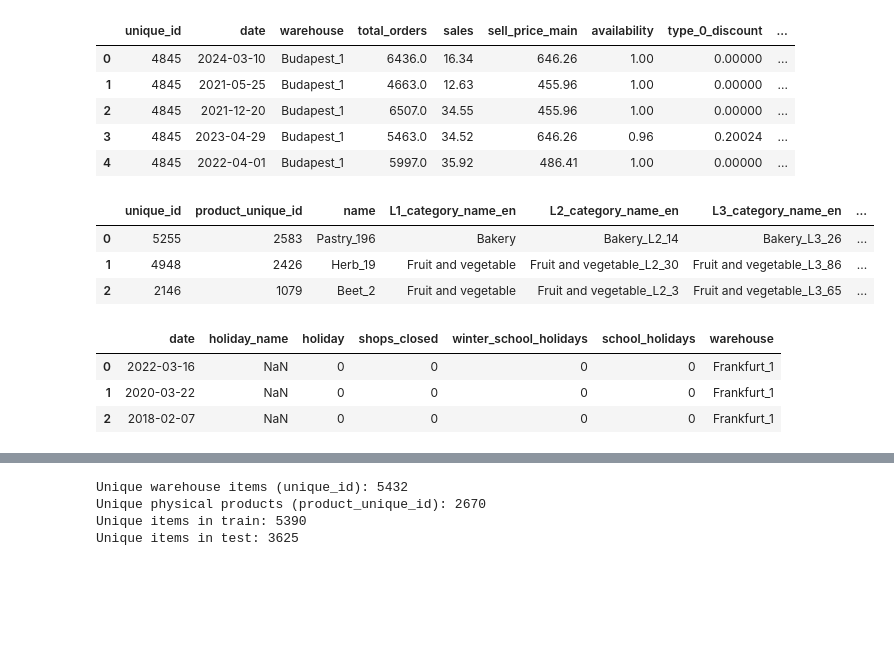
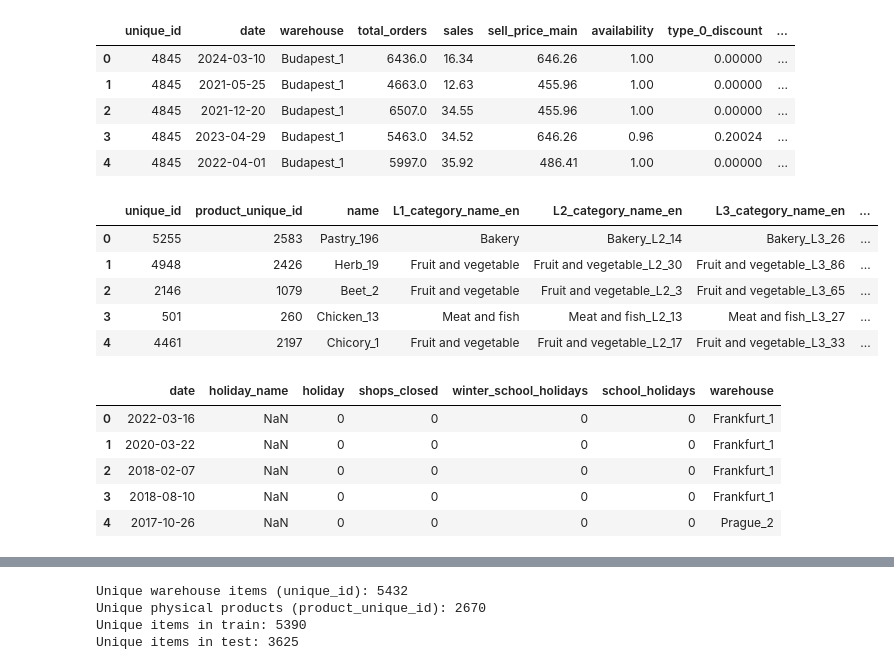
Before and after one commit to KtoxTheNisa/GROUP51_CENG313, a Jupyter notebook: assignment1_eda_baseline.ipynb, the cells around one changed output, grey strips where cells are left out. Cells and saved outputs as stored; diff of their text form; code cells hidden in the pictures; blank space fills up the shorter version.

```diff
--- a/assignment1_eda_baseline.ipynb
+++ b/assignment1_eda_baseline.ipynb
@@ -113,16 +113,20 @@ sales_train.head()
 | 3 | 4845 | 2023-04-29 | Budapest_1 | 5463.0 | 34.52 | 646.26 | 0.96 | 0.20024 | ... |
 | 4 | 4845 | 2022-04-01 | Budapest_1 | 5997.0 | 35.92 | 486.41 | 1.00 | 0.00000 | ... |
 # %%
-inventory.head(3)
+inventory.head()
 # %% [output]
 |  | unique_id | product_unique_id | name | L1_category_name_en | L2_category_name_en | L3_category_name_en | ... |
 | 0 | 5255 | 2583 | Pastry_196 | Bakery | Bakery_L2_14 | Bakery_L3_26 | ... |
 | 1 | 4948 | 2426 | Herb_19 | Fruit and vegetable | Fruit and vegetable_L2_30 | Fruit and vegetable_L3_86 | ... |
 | 2 | 2146 | 1079 | Beet_2 | Fruit and vegetable | Fruit and vegetable_L2_3 | Fruit and vegetable_L3_65 | ... |
+| 3 | 501 | 260 | Chicken_13 | Meat and fish | Meat and fish_L2_13 | Meat and fish_L3_27 | ... |
+| 4 | 4461 | 2197 | Chicory_1 | Fruit and vegetable | Fruit and vegetable_L2_17 | Fruit and vegetable_L3_33 | ... |
 # %%
-calendar.head(3)
+calendar.head()
 # %% [output]
 |  | date | holiday_name | holiday | shops_closed | winter_school_holidays | school_holidays | warehouse |
 | 0 | 2022-03-16 | NaN | 0 | 0 | 0 | 0 | Frankfurt_1 |
 | 1 | 2020-03-22 | NaN | 0 | 0 | 0 | 0 | Frankfurt_1 |
 | 2 | 2018-02-07 | NaN | 0 | 0 | 0 | 0 | Frankfurt_1 |
+| 3 | 2018-08-10 | NaN | 0 | 0 | 0 | 0 | Frankfurt_1 |
+| 4 | 2017-10-26 | NaN | 0 | 0 | 0 | 0 | Prague_2 |
```
Also changed, not shown: parts of 20 cells of this notebook.
